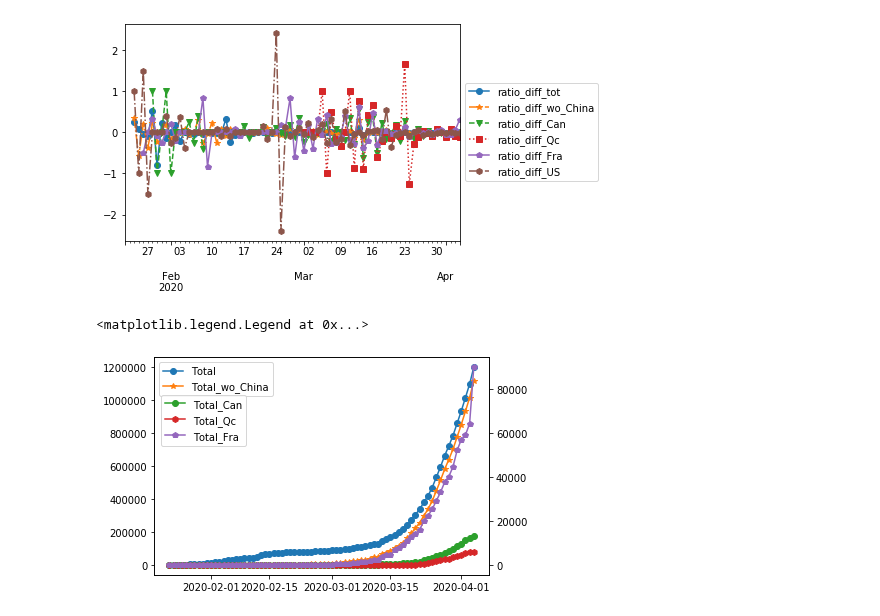
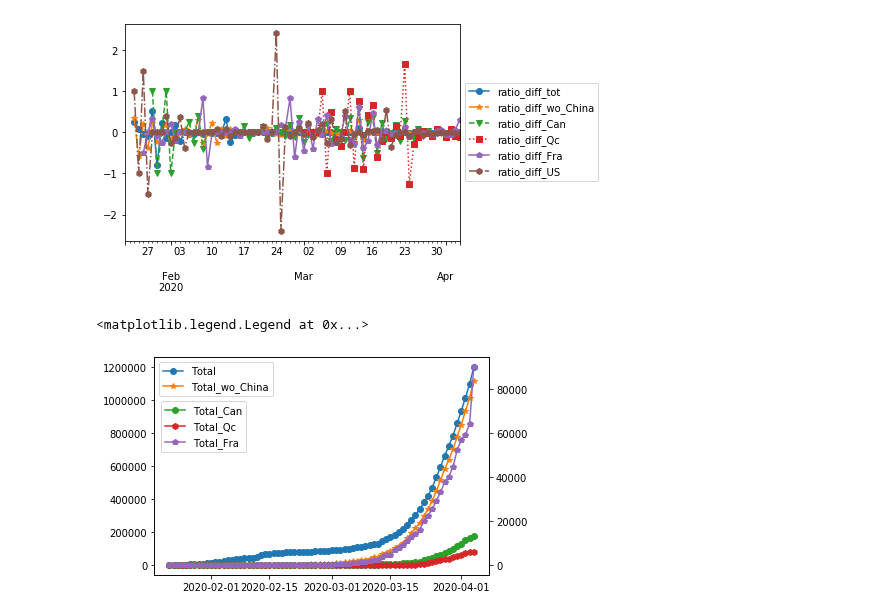
Before and after one commit to louisleroy5/COVID-19, a Jupyter notebook: Stat covid.ipynb, the cells around one changed output. Cells and saved outputs as stored; diff of their text form; code cells hidden in the pictures.

Commit message:
Moves legend location

```diff
--- a/Stat covid.ipynb
+++ b/Stat covid.ipynb
@@ -172,22 +172,22 @@ ax_ratio.legend(bbox_to_anchor=(1, 0.75))
 # %%
 # Cases
 fig, ax_total = plt.subplots(1,1)
 
 ax_total.plot(confirmed[
     ["Total", "Total_wo_China"]
 ])
 ax2 = ax_total.twinx()
 ax2.plot(confirmed[
     ["Total_Can", "Total_Qc", "Total_Fra"]
 ])
 for i, line in enumerate(ax_total.get_lines()):
     line.set_marker(markers[i])
 for j, line in enumerate(ax2.get_lines()):
     line.set_marker(markers[-j])
     line.set_color(graph_colors[j+2])
 
 ax_total.legend(["Total", "Total_wo_China", "Total_Can", "Total_Qc", "Total_Fra"])
-ax2.legend(["Total_Can", "Total_Qc", "Total_Fra"], bbox_to_anchor=(0.29, 0.85))
+ax2.legend(["Total_Can", "Total_Qc", "Total_Fra"], bbox_to_anchor=(0.29, 0.82))
 # %% [output]
 <matplotlib.legend.Legend at 0x...>
-[figure, old version]
+[figure, new version]
```
